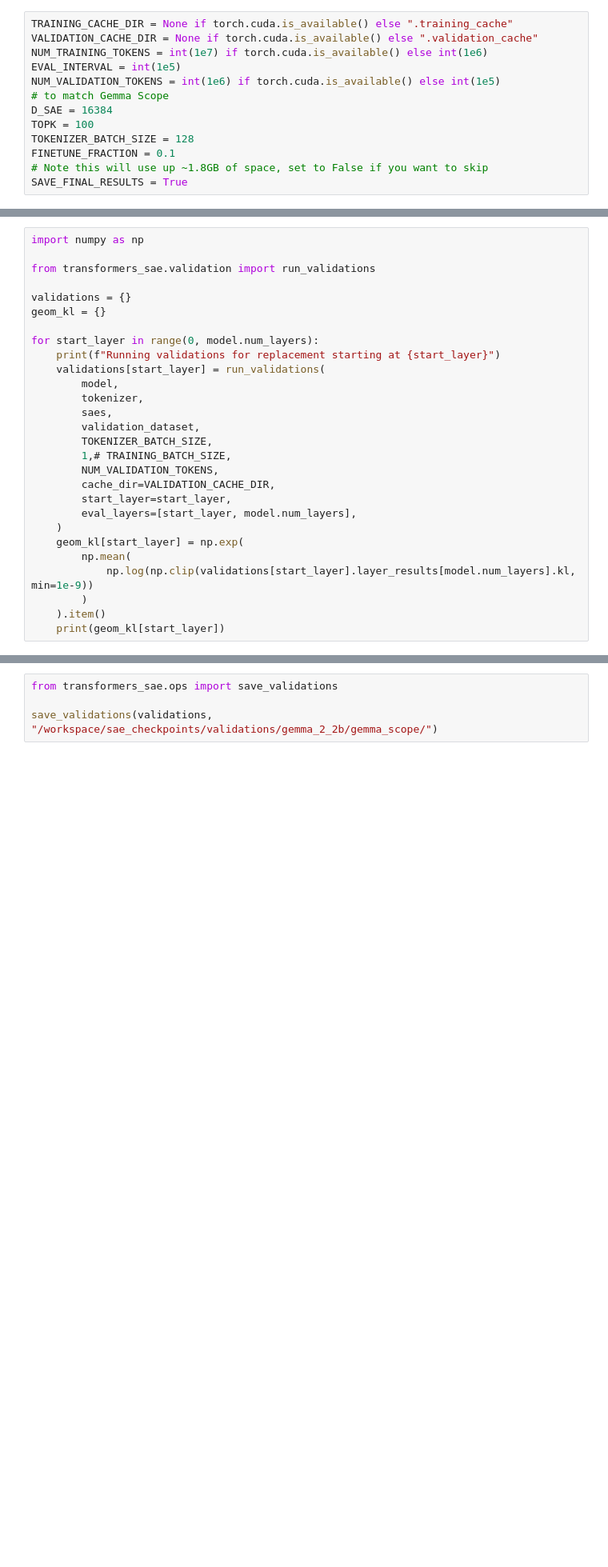
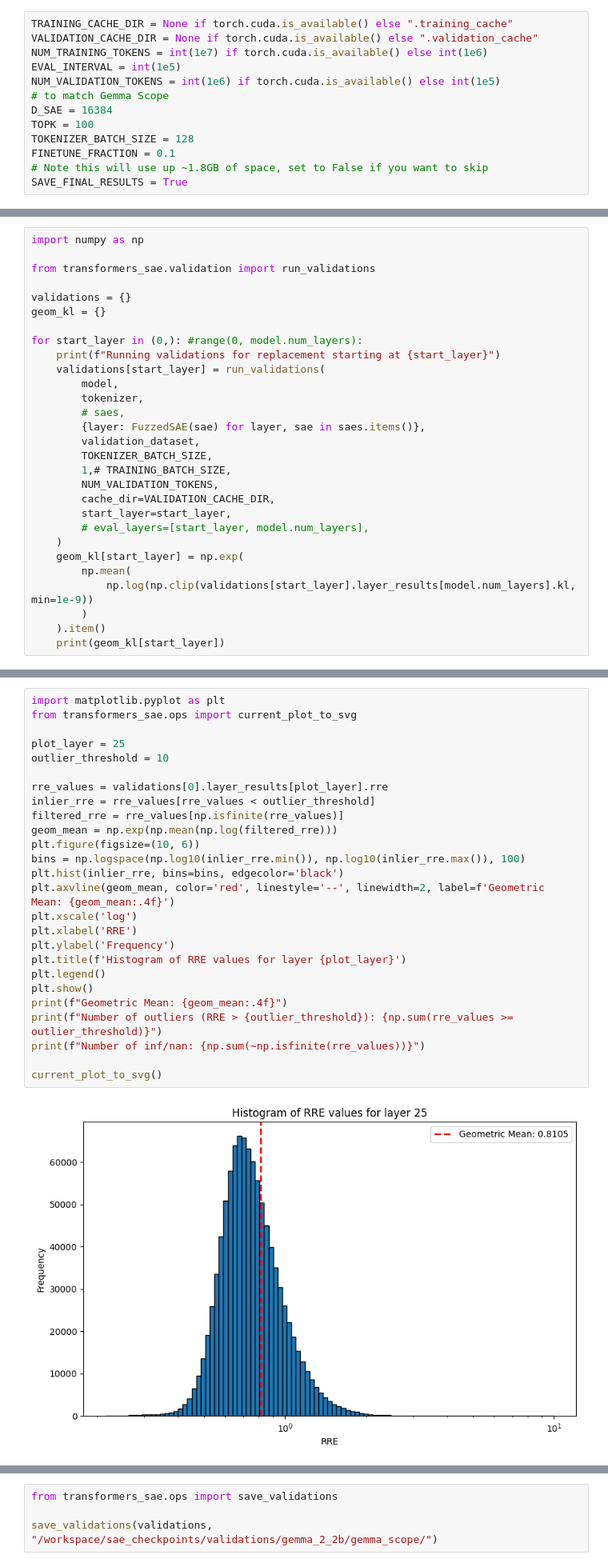
Before and after one commit to evan-lloyd/mechinterp-experiments, a Jupyter notebook: transformers_sae/scratch.ipynb, the cells around one changed output, grey strips where cells are left out. Shown at 80% size. Saved outputs shown, nothing was run; the diff lists cells and outputs as text; blank space fills up the shorter version.

```diff
--- a/transformers_sae/scratch.ipynb
+++ b/transformers_sae/scratch.ipynb
@@ -140,19 +208,20 @@ from transformers_sae.validation import run_validations
 validations = {}
 geom_kl = {}
 
-for start_layer in range(0, model.num_layers):
+for start_layer in (0,): #range(0, model.num_layers):
     print(f"Running validations for replacement starting at {start_layer}")
     validations[start_layer] = run_validations(
         model,
         tokenizer,
-        saes,
+        # saes,
+        {layer: FuzzedSAE(sae) for layer, sae in saes.items()},
         validation_dataset,
         TOKENIZER_BATCH_SIZE,
         1,# TRAINING_BATCH_SIZE,
         NUM_VALIDATION_TOKENS,
         cache_dir=VALIDATION_CACHE_DIR,
         start_layer=start_layer,
-        eval_layers=[start_layer, model.num_layers],
+        # eval_layers=[start_layer, model.num_layers],
     )
     geom_kl[start_layer] = np.exp(
         np.mean(
@@ -187,0 +255,28 @@ Running validations for replacement starting at 11
+# %%
+import matplotlib.pyplot as plt
+from transformers_sae.ops import current_plot_to_svg
+
+plot_layer = 25
+outlier_threshold = 10
+
+rre_values = validations[0].layer_results[plot_layer].rre
+inlier_rre = rre_values[rre_values < outlier_threshold]
+filtered_rre = rre_values[np.isfinite(rre_values)]
+geom_mean = np.exp(np.mean(np.log(filtered_rre)))
+plt.figure(figsize=(10, 6))
+bins = np.logspace(np.log10(inlier_rre.min()), np.log10(inlier_rre.max()), 100)
+plt.hist(inlier_rre, bins=bins, edgecolor='black')
+plt.axvline(geom_mean, color='red', linestyle='--', linewidth=2, label=f'Geometric Mean: {geom_mean:.4f}')
+plt.xscale('log')
+plt.xlabel('RRE')
+plt.ylabel('Frequency')
+plt.title(f'Histogram of RRE values for layer {plot_layer}')
+plt.legend()
+plt.show()
+print(f"Geometric Mean: {geom_mean:.4f}")
+print(f"Number of outliers (RRE > {outlier_threshold}): {np.sum(rre_values >= outlier_threshold)}")
+print(f"Number of inf/nan: {np.sum(~np.isfinite(rre_values))}")
+
+current_plot_to_svg()
+# %% [output]
+[figure, added]
```
Also changed, not shown: parts of 12 cells of this notebook, 3 other files.
